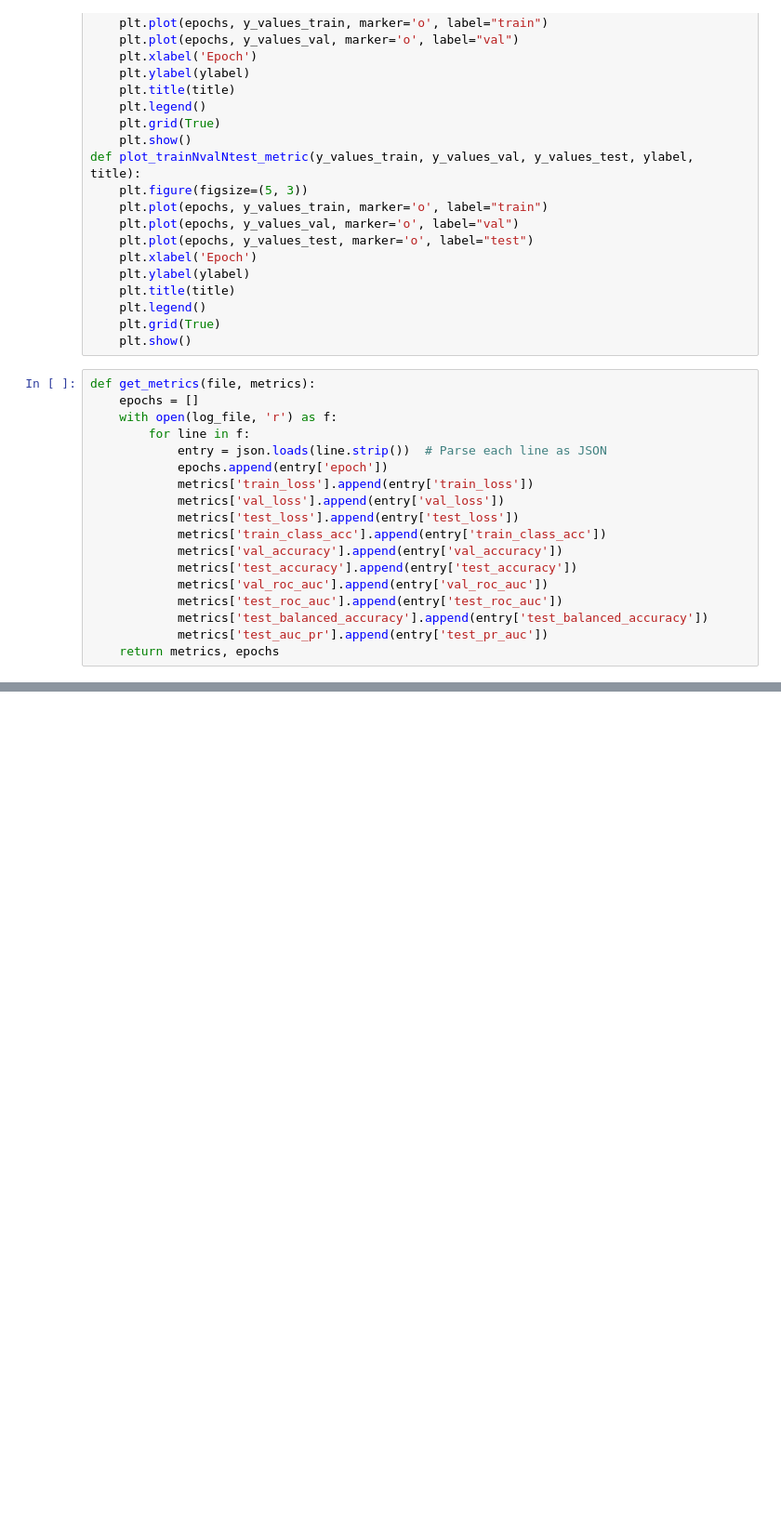
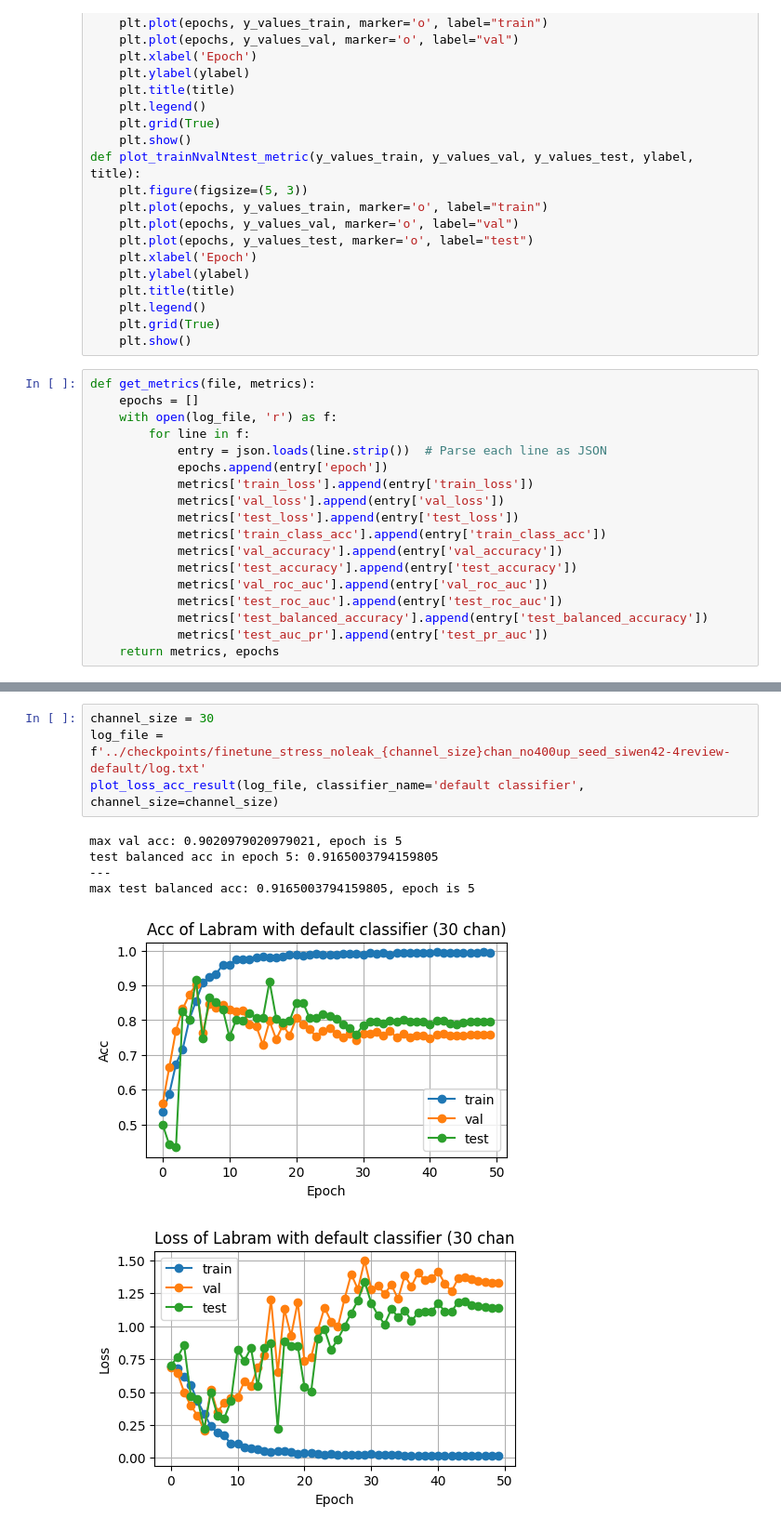
Before and after one commit to XushengZhu-ROOT/EEG-Review-Paper-Repo, a Jupyter notebook: siwen_labram_finetune/Code For Visualization/log_visualize.ipynb, the cells around one changed output, grey strips where cells are left out. Shown: that part at 93% size. Cells and saved outputs as stored; diff of their text form; blank space fills up the shorter version.

```diff
--- a/siwen_labram_finetune/Code For Visualization/log_visualize.ipynb
+++ b/siwen_labram_finetune/Code For Visualization/log_visualize.ipynb
@@ -229,0 +96,11 @@ plot_metric(metrics['test_roc_auc'], 'ROC AUC', 'Test ROC AUC over Epochs')
+# %%
+channel_size = 30
+log_file = f'../checkpoints/finetune_stress_noleak_{channel_size}chan_no400up_seed_siwen42-4review-default/log.txt'
+plot_loss_acc_result(log_file, classifier_name='default classifier', channel_size=channel_size)
+# %% [output]
+max val acc: 0.9020979020979021, epoch is 5
+test balanced acc in epoch 5: 0.9165003794159805
+---
+max test balanced acc: 0.9165003794159805, epoch is 5
+[figure, added]
+[figure, added]
```
Also changed, not shown: parts of 23 cells of this notebook.
